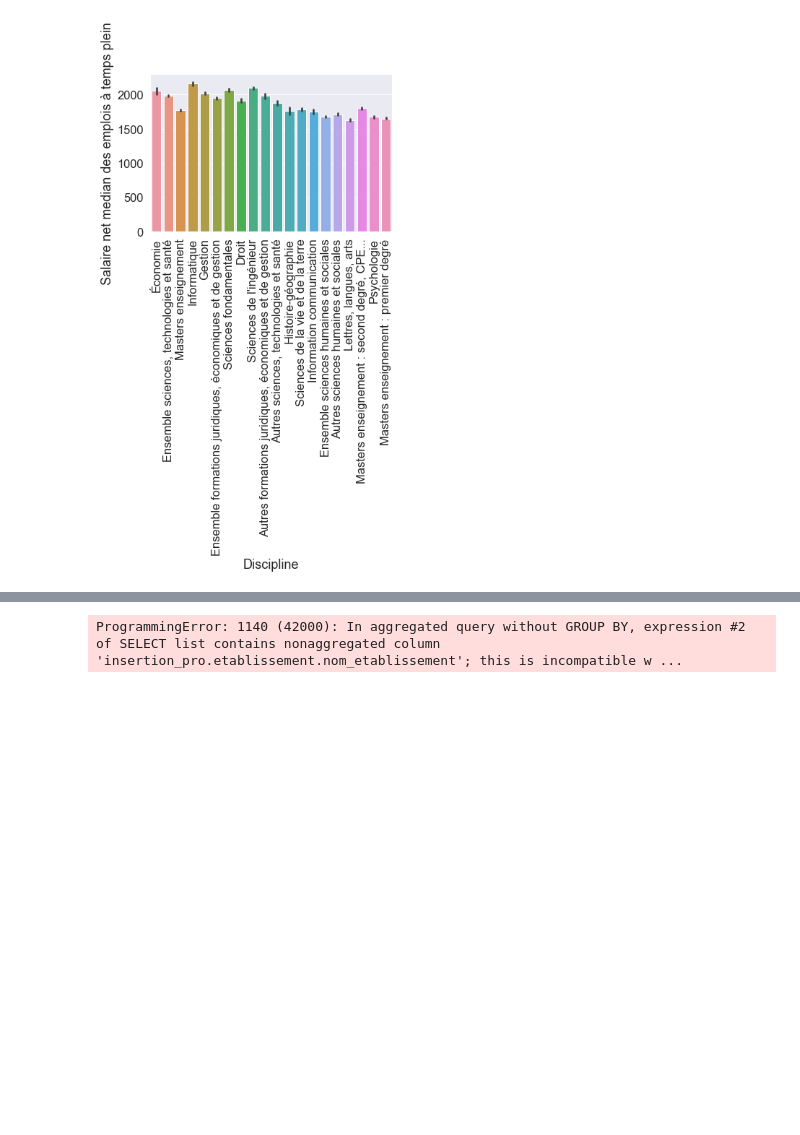
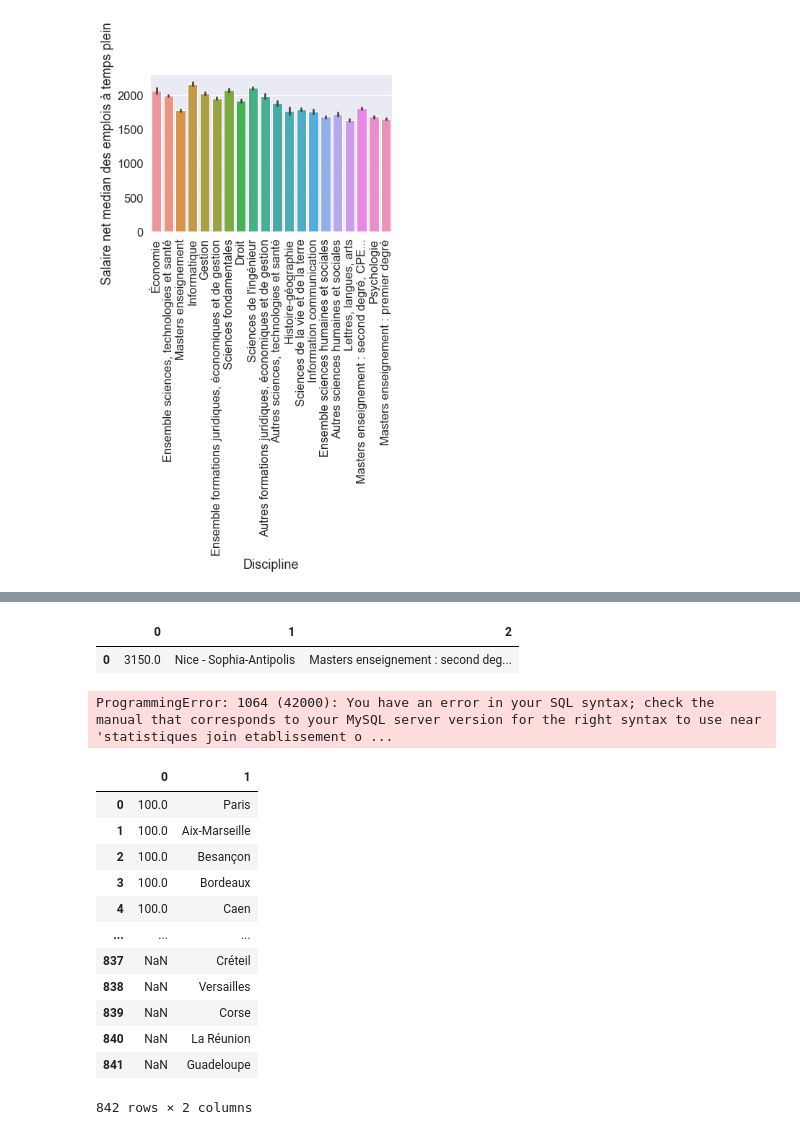
Before and after one commit to Toufik98/prodataviz, a Jupyter notebook: source/services_proposes.ipynb, the cells around one changed output, grey strips where cells are left out. Drawn from its saved outputs; the diff is of its cells as text; code cells hidden in the pictures; blank space fills up the shorter version.

```diff
--- a/source/services_proposes.ipynb
+++ b/source/services_proposes.ipynb
@@ -86,13 +116,43 @@ ProgrammingError: 1055 (42000): Expression #2 of SELECT list is not in GROUP BY
 # Affichage du salaire_net_median_des_emplois_a_temps_plein le plus élevé et le nom de  discpline correspondante et  le nom de l'établissement
 mycursor.execute("select max(salaire_net_median_des_emplois_a_temps_plein), nom_etablissement, nom_discipline from statistiques join discipline on statistiques.id_discipline = discipline.id_discipline join etablissement on statistiques.id_etablissement = etablissement.id_etablissement")
 myresult = mycursor.fetchall()
-for x in myresult:
-    print(x)
+# Conversion des résultats en dataframe
+df = pd.DataFrame(myresult)
+df.columns = ['salaire_net_median_des_emplois_a_temps_plein', 'nom_etablissement', 'nom_discipline']
 # %% [output]
-ProgrammingError: 1140 (42000): In aggregated query without GROUP BY, expression #2 of SELECT list contains nonaggregated column 'insertion_pro.etablissement.nom_etablissement'; this is incompatible w ...
+|  | 0 | 1 | 2 |
+| 0 | 3150.0 | Nice - Sophia-Antipolis | Masters enseignement : second deg... |
+# %%
+# Affichage des moyenne salaire_net_mensuel_median_regional et de nom_académie correspondante par ordre décroissant en éliminant les doublons
+mycursor.execute("select distinct nom_academie , avg(salaire_net_mensuel_median_regional) as moyfrom statistiques join etablissement on statistiques.id_etablissement = etablissement.id_etablissement join academie on etablissement.id_academie = academie.id_academie group by nom_academie having moy is not null ")
+myresult = mycursor.fetchall()
+df = pd.DataFrame(myresult)
+
+
+#visualisation des données par histogramme en matplotlib
+
+ # sns.set_theme(style="whitegrid")
+#tips = sns.load_dataset("tips")
+# ax = sns.barplot(x=df[0], y=df[1], palette="Blues_d")
+# %% [output]
+ProgrammingError: 1064 (42000): You have an error in your SQL syntax; check the manual that corresponds to your MySQL server version for the right syntax to use near 'statistiques join etablissement o ...
 # %%
-# Affichages des salaire_net_mensuel_median_regional et de nom_académie correspondante par ordre décroissant en éliminant les doublons
-mycursor.execute("select distinct salaire_net_mensuel_median_regional, nom_academie from statistiques join etablissement on statistiques.id_etablissement = etablissement.id_etablissement join academie on etablissement.id_academie = academie.id_academie ORDER BY salaire_net_mensuel_median_regional DESC")
+# Affichage le taux_insertion par academie
+mycursor.execute("select distinct taux_dinsertion, nom_academie from statistiques join etablissement on statistiques.id_etablissement = etablissement.id_etablissement join academie on etablissement.id_academie = academie.id_academie ORDER BY taux_dinsertion DESC")
 myresult = mycursor.fetchall()
-for x in myresult:
-    print(x)
+df = pd.DataFrame(myresult)
+df
+# %% [output]
+|  | 0 | 1 |
+| 0 | 100.0 | Paris |
+| 1 | 100.0 | Aix-Marseille |
+| 2 | 100.0 | Besançon |
+| 3 | 100.0 | Bordeaux |
+| 4 | 100.0 | Caen |
+| ... | ... | ... |
+| 837 | NaN | Créteil |
+| 838 | NaN | Versailles |
+| 839 | NaN | Corse |
+| 840 | NaN | La Réunion |
+| 841 | NaN | Guadeloupe |
+842 rows × 2 columns
```
Also changed, not shown: parts of 9 cells of this notebook.
